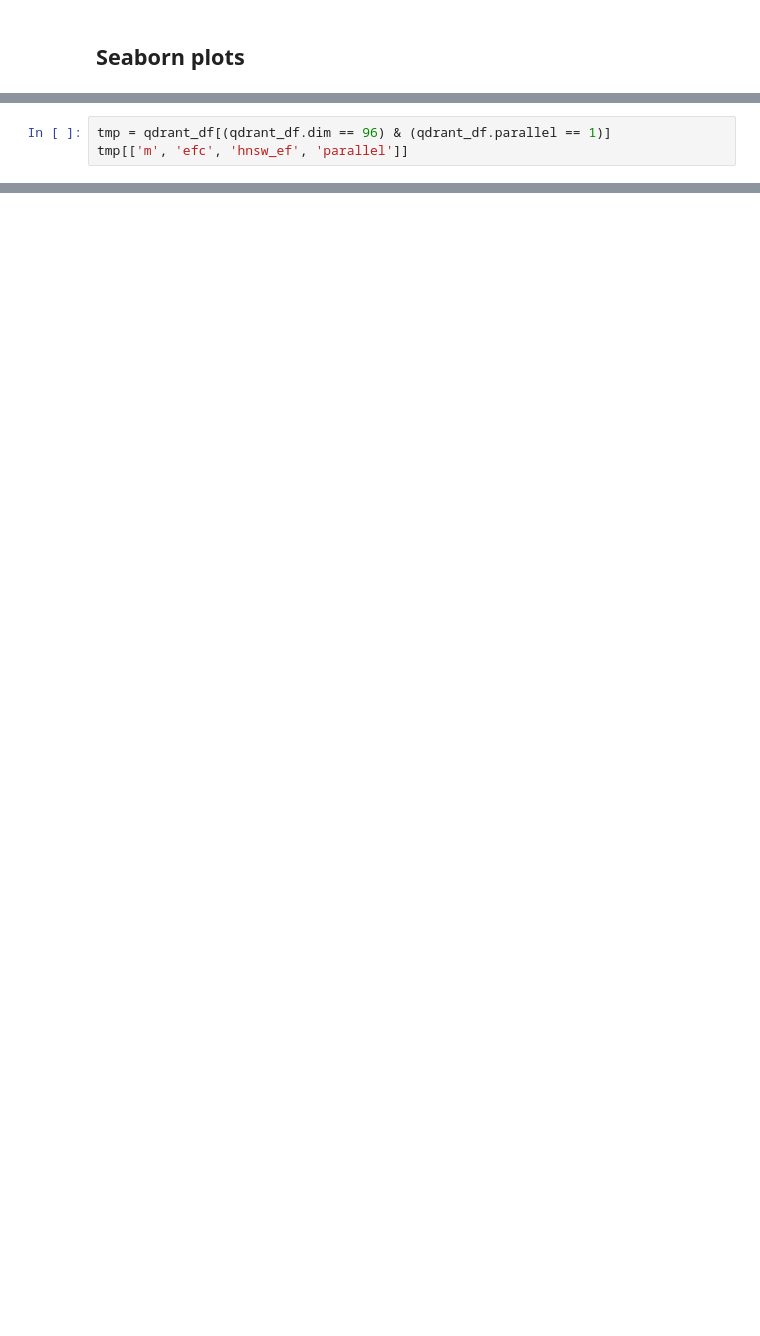
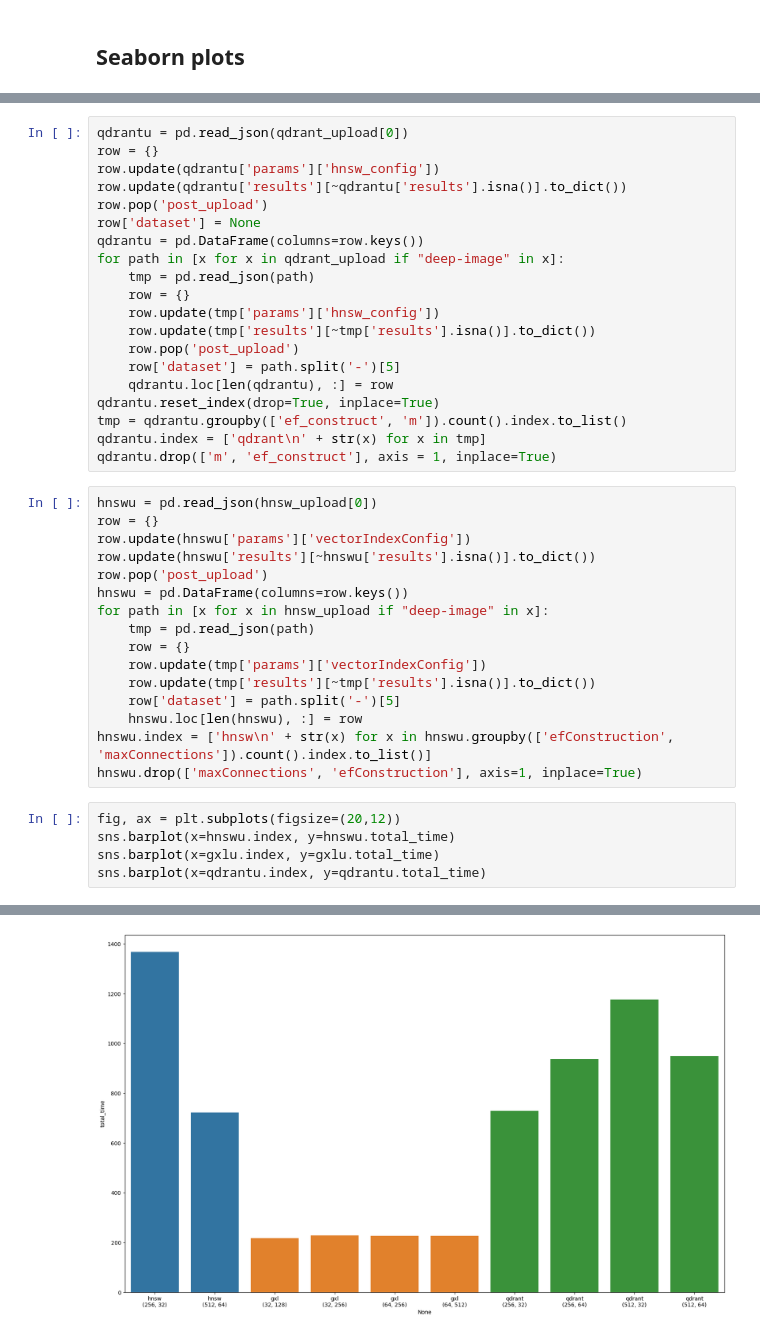
Before and after one commit to qdrant/vector-db-benchmark, a Jupyter notebook: results.ipynb, the cells around one changed output, grey strips where cells are left out. Cells and saved outputs as stored; diff of their text form; blank space fills up the shorter version.

```diff
--- a/results.ipynb
+++ b/results.ipynb
@@ -564,3 +174,0 @@ fig.show()
-# %%
-tmp = qdrant_df[(qdrant_df.dim == 96) & (qdrant_df.parallel == 1)]
-tmp[['m', 'efc', 'hnsw_ef', 'parallel']]
@@ -836,0 +281,42 @@ fig.show()
+# %%
+qdrantu = pd.read_json(qdrant_upload[0])
+row = {}
+row.update(qdrantu['params']['hnsw_config'])
+row.update(qdrantu['results'][~qdrantu['results'].isna()].to_dict())
+row.pop('post_upload')
+row['dataset'] = None
+qdrantu = pd.DataFrame(columns=row.keys())
+for path in [x for x in qdrant_upload if "deep-image" in x]:
+    tmp = pd.read_json(path)
+    row = {}
+    row.update(tmp['params']['hnsw_config'])
+    row.update(tmp['results'][~tmp['results'].isna()].to_dict())
+    row.pop('post_upload')
+    row['dataset'] = path.split('-')[5]
+    qdrantu.loc[len(qdrantu), :] = row
+qdrantu.reset_index(drop=True, inplace=True)
+tmp = qdrantu.groupby(['ef_construct', 'm']).count().index.to_list()
+qdrantu.index = ['qdrant\n' + str(x) for x in tmp]
+qdrantu.drop(['m', 'ef_construct'], axis = 1, inplace=True)
+# %%
+hnswu = pd.read_json(hnsw_upload[0])
+row = {}
+row.update(hnswu['params']['vectorIndexConfig'])
+row.update(hnswu['results'][~hnswu['results'].isna()].to_dict())
+row.pop('post_upload')
+hnswu = pd.DataFrame(columns=row.keys())
+for path in [x for x in hnsw_upload if "deep-image" in x]:
+    tmp = pd.read_json(path)
+    row = {}
+    row.update(tmp['params']['vectorIndexConfig'])
+    row.update(tmp['results'][~tmp['results'].isna()].to_dict())
+    row['dataset'] = path.split('-')[5]
+    hnswu.loc[len(hnswu), :] = row
+hnswu.index = ['hnsw\n' + str(x) for x in hnswu.groupby(['efConstruction', 'maxConnections']).count().index.to_list()]
+hnswu.drop(['maxConnections', 'efConstruction'], axis=1, inplace=True)
+# %%
+fig, ax = plt.subplots(figsize=(20,12))
+sns.barplot(x=hnswu.index, y=hnswu.total_time)
+sns.barplot(x=gxlu.index, y=gxlu.total_time)
+sns.barplot(x=qdrantu.index, y=qdrantu.total_time)
+# %% [output]
@@ -836,0 +324 @@ fig.show()
+[figure, added]
```
Also changed, not shown: parts of 61 cells of this notebook, 12 other files.
